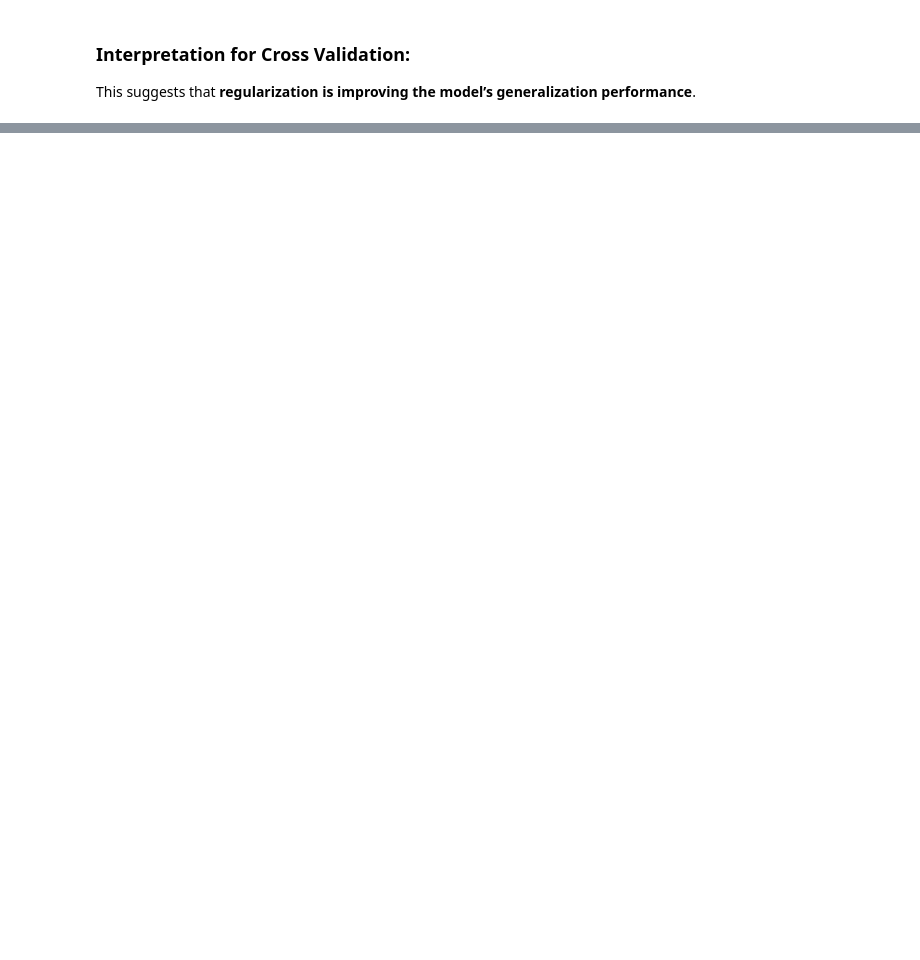
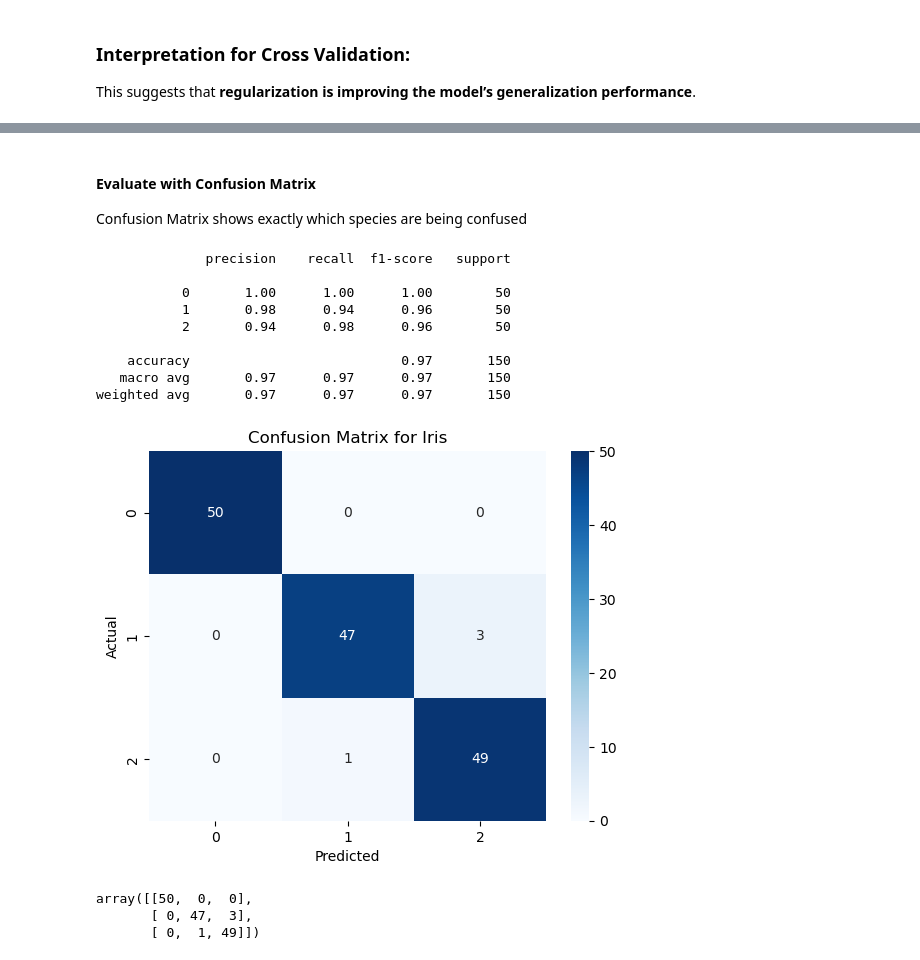
Before and after one commit to thaopham98/DataScience, a Jupyter notebook: python_analysis/logistic_regression_classification.ipynb, the cells around one changed output, grey strips where cells are left out. Saved outputs shown, nothing was run; the diff lists cells and outputs as text; code cells hidden in the pictures; blank space fills up the shorter version.

```diff
--- a/python_analysis/logistic_regression_classification.ipynb
+++ b/python_analysis/logistic_regression_classification.ipynb
@@ -150,15 +200,16 @@ This suggests that **regularization is improving the model’s generalization pe
 # %%
 # Example dataset
+from sklearn.datasets import load_iris
 X, y = load_iris(return_X_y=True)
 
 # Define the model
-model = LogisticRegression(penalty='l2', solver='liblinear')
+model_iris = LogisticRegression(solver='lbfgs', max_iter=200)
 
 # Define the parameter grid for C
 param_grid = {'C': [0.001, 0.01, 0.1, 1, 10, 100]}
 
 # Perform GridSearchCV
-grid_search = GridSearchCV(model, param_grid, cv=5, scoring='accuracy')
+grid_search = GridSearchCV(model_iris, param_grid, cv=5, scoring='accuracy')
 grid_search.fit(X, y)
 
 # Best parameters and CV score
@@ -174,0 +226,39 @@ print(sys.executable)
+# %% [markdown]
+#### Evaluate with Confusion Matrix
+Confusion Matrix shows exactly which species are being confused
+# %%
+import seaborn as sns
+
+# Get the best model from grid search
+best_model = grid_search.best_estimator_
+
+# Predict on the same data (or a test set if you split one)
+y_pred = best_model.predict(X)
+
+# Print detailed report
+print(classification_report(y, y_pred))
+
+# Plot Confusion Matrix
+cm = confusion_matrix(y, y_pred)
+sns.heatmap(cm, annot=True, fmt='d', cmap='Blues')
+plt.xlabel('Predicted')
+plt.ylabel('Actual')
+plt.title('Confusion Matrix for Iris')
+plt.show()
+# %% [output]
+              precision    recall  f1-score   support
+
+           0       1.00      1.00      1.00        50
+           1       0.98      0.94      0.96        50
+           2       0.94      0.98      0.96        50
+
+    accuracy                           0.97       150
+   macro avg       0.97      0.97      0.97       150
+weighted avg       0.97      0.97      0.97       150
+[figure, added]
+# %%
+cm
+# %% [output]
+array([[50,  0,  0],
+       [ 0, 47,  3],
+       [ 0,  1, 49]])
```
Also changed, not shown: parts of 24 cells of this notebook, 2 other files.
